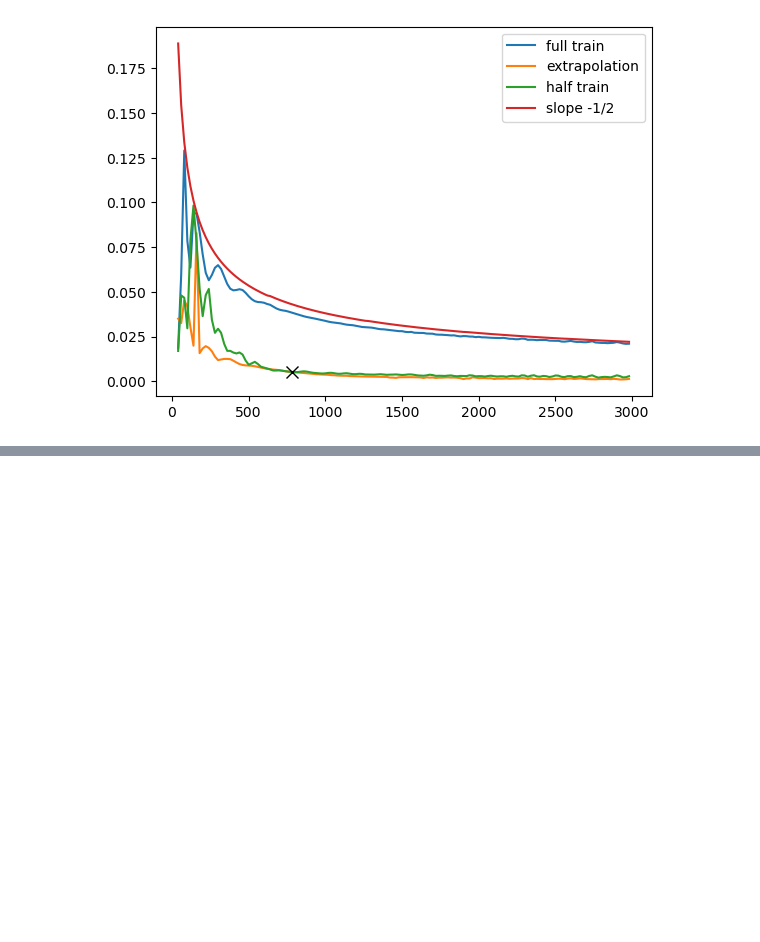
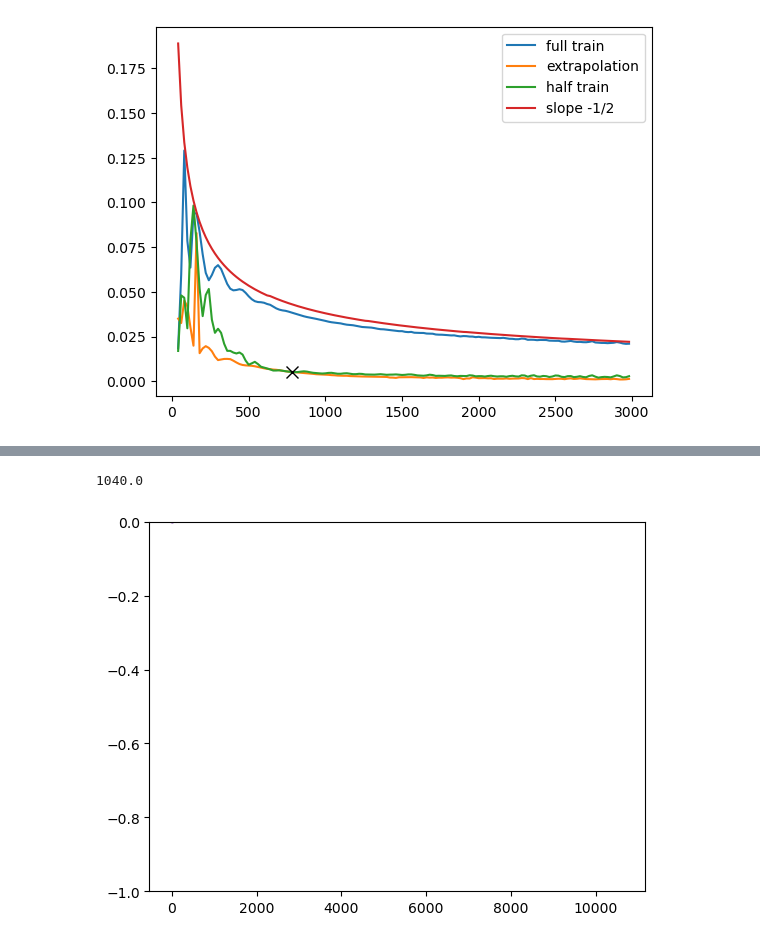
Before and after one commit to chloe-cyc/Part-II, a Jupyter notebook: MASH_optimization/Ehrenfest/plot_train_test.ipynb, the cells around one changed output, grey strips where cells are left out. Drawn from its saved outputs; the diff is of its cells as text; code cells hidden in the pictures; blank space fills up the shorter version.

```diff
--- a/MASH_optimization/Ehrenfest/plot_train_test.ipynb
+++ b/MASH_optimization/Ehrenfest/plot_train_test.ipynb
@@ -170,0 +165,48 @@ plt.show()
+# %%
+from optimizer_optimated import Optimizer
+column_names = ["Time"]
+
+#mash Data
+for i in range(1,8):
+    column_names.append(str(i))
+site_df = pd.read_csv(mash_path, delimiter=" ", names=column_names)
+ehr_df = pd.read_csv(ehrenfest_path, delimiter=" ", names=column_names)
+
+site_df = site_df[(site_df.index % 10 == 0) | (site_df.index == len(site_df.index) - 1)]
+site_data = site_df.values
+ehr_data = ehr_df[(ehr_df.index % 10 == 0) | (ehr_df.index == len(ehr_df.index) - 1)]
+ehr_data = ehr_df.values
+
+eq_pop = site_df.values[-1,1:]
+ns = len(eq_pop)
+
+optimize_init = Optimizer(site_data,eq_pop,ns,initial_kappas=None)
+all_kappas = np.loadtxt("/u/dem/kebl6911/Part-II/MASH_optimization/Ehrenfest/scan_0_5000_site77eq_kappas.dat")
+resid3 =np.loadtxt("/u/dem/kebl6911/Part-II/MASH_optimization/Ehrenfest/scan_0_5000_site77eq_resid3.dat")
+
+kappa_opt = all_kappas[50]
+t1 = resid3[50,0]
+print(t1)
+ls_data = site_data[site_data[:,0]<=t1]
+p0 = ls_data[-1,1:]
+
+
+time_left = ls_data[:,0]
+time_right = site_data[site_data[:,0] > t1][:,0]
+
+pop_left = optimize_init.predict(p0,time_left,direction='back',kappa=kappa_opt)
+pop_right = optimize_init.predict(p0,time_right,direction='forward',kappa=kappa_opt)
+pred_time = np.concatenate((time_left,time_right))
+pred_pop = np.concatenate((pop_left,pop_right),axis=0)
+
+plt.figure()
+for i in range(7):
+    c = "C%i"%i
+    plt.plot(site_data[:,0],site_data[:,i+1],'-',color=c)
+    #plt.plot(pred_time,pred_pop[:,i],'--',color=c)
+    #plt.plot(ehr_data[:,0],ehr_data[:,i+1],':',color=c)
+plt.ylim(-1,0)
+plt.show()
+# %% [output]
+1040.0
+[figure, added]
```
Also changed, not shown: parts of 16 cells of this notebook, 52 other files.
